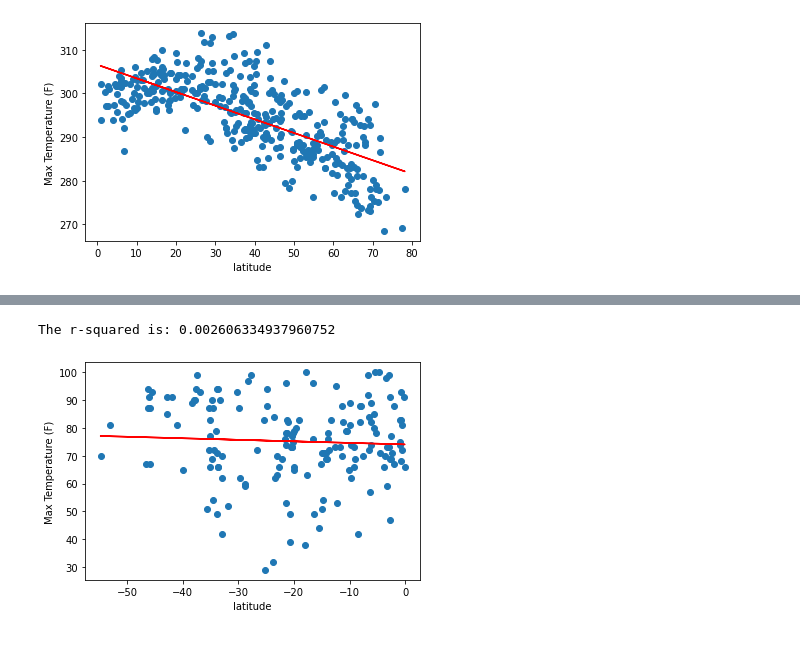
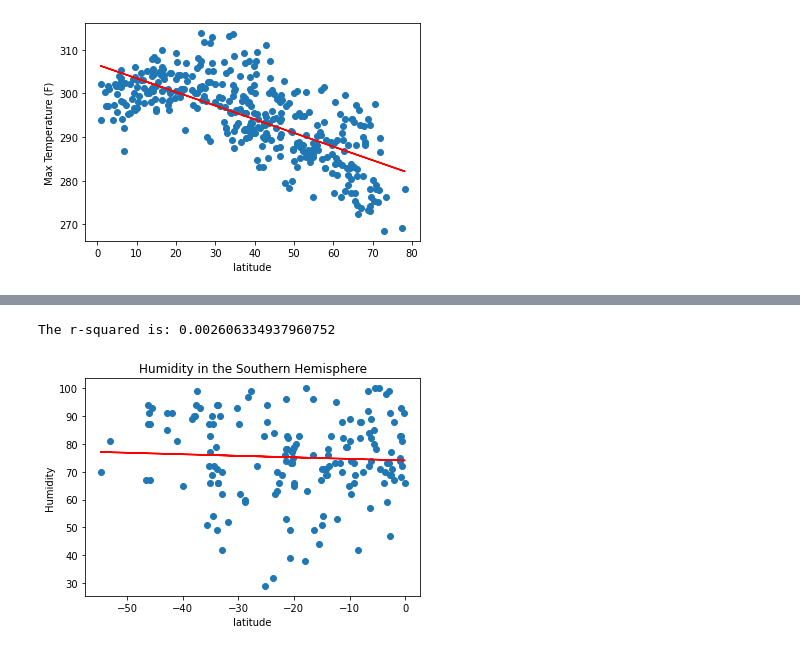
Before and after one commit to Rob397/python-api-challenge, a Jupyter notebook: WeatherPy/WeatherPy.ipynb, the cells around one changed output, grey strips where cells are left out. Drawn from its saved outputs; the diff is of its cells as text; code cells hidden in the pictures.

```diff
--- a/WeatherPy/WeatherPy.ipynb
+++ b/WeatherPy/WeatherPy.ipynb
@@ -416,19 +418,20 @@ The r-squared is: 1.2602506246997982e-05
 # %%
 #Latitude vs. Humidity -----South
 x_values = south['Latitude']
 y_values = south['Humidity']
 (slope, intercept, rvalue, pvalue, stderr) = linregress(x_values, y_values)
 regress_values = x_values * slope + intercept
 line_eq = "y = " + str(round(slope,2)) + "x + " + str(round(intercept,2))
 # plt.xlim( [ 0, 90 ] )
 # plt.ylim( [-50 , 130 ] )
+plt.title("Humidity in the Southern Hemisphere")
 plt.scatter(x_values,y_values)
 plt.plot(x_values,regress_values,"r-")
 plt.annotate(line_eq,(6,10),fontsize=15,color="red")
 plt.xlabel('latitude')
-plt.ylabel('Max Temperature (F)')
+plt.ylabel('Humidity')
 print(f"The r-squared is: {rvalue**2}")
 plt.show()
 # %% [output]
 The r-squared is: 0.002606334937960752
-[figure, old version]
+[figure, new version]
```
Also changed, not shown: parts of 7 cells of this notebook.
